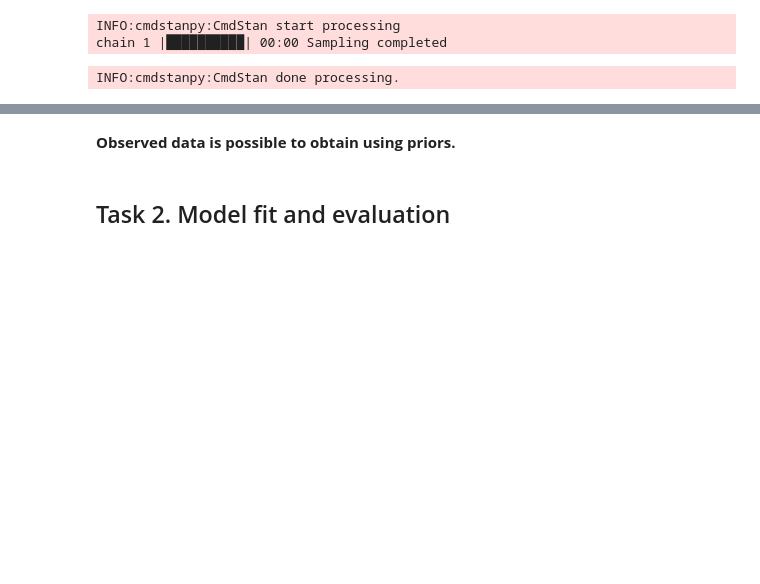
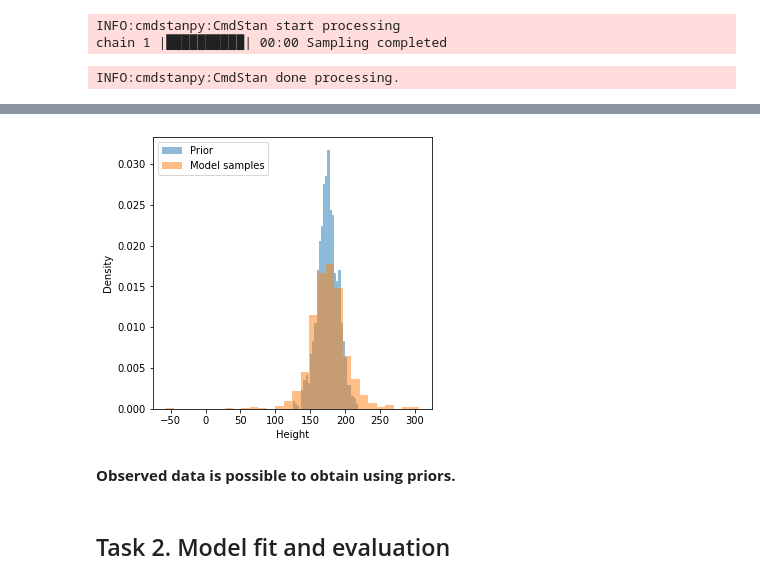
Before and after one commit to Artur-Mzyk/Data-Analytics, a Jupyter notebook: Lab4/lab4.ipynb, the cells around one changed output, grey strips where cells are left out. Cells and saved outputs as stored; diff of their text form; code cells hidden in the pictures; blank space fills up the shorter version.

```diff
--- a/Lab4/lab4.ipynb
+++ b/Lab4/lab4.ipynb
@@ -69,13 +70,14 @@ plt.show()
 # %%
-height_prior = np.random.normal(175, 15, size=R)
+height_prior = np.random.normal(mu_mu, mu_sig, size=R)
 
 plt.figure(figsize=(5, 5))
-plt.hist(height_prior, bins=30, alph=0.7, density=True, label="Prior")
-plt.hist(sim_pd.height, bins=30, alpha=0.7, density=True, label="Posterior")
-plt.xlabel("Height")
-plt.ylabel("Density")
+plt.hist(height_prior, bins=30, alpha=0.5, density=True, label="Prior")
+plt.hist(sim_pd.height, bins=30, alpha=0.5, density=True, label="Model samples")
+plt.xlabel("Height"), plt.ylabel("Density")
 plt.legend()
 plt.show()
+# %% [output]
+[figure, added]
 # %% [markdown]
 **Observed data is possible to obtain using priors.**
 # %% [markdown]
```
Also changed, not shown: parts of 30 cells of this notebook, 12 other files.
